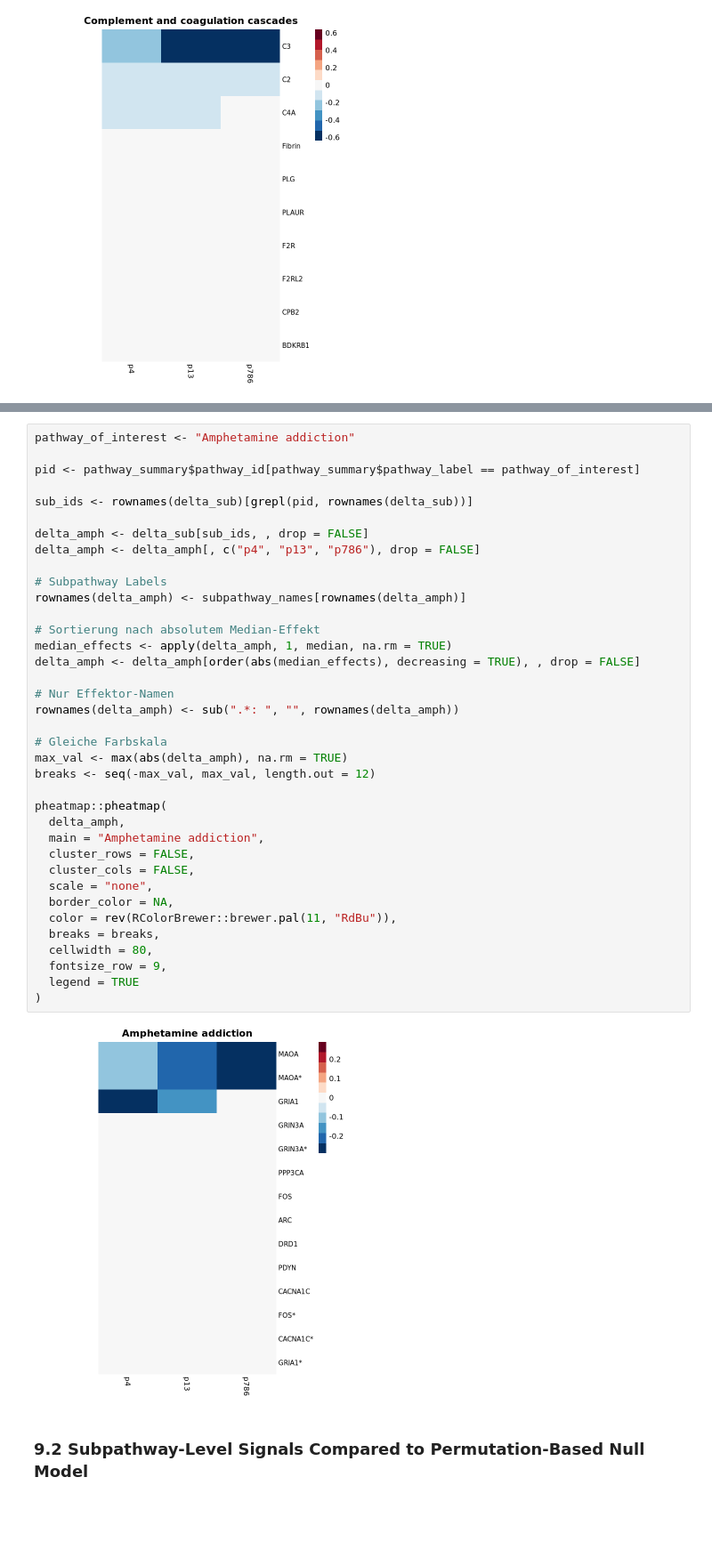
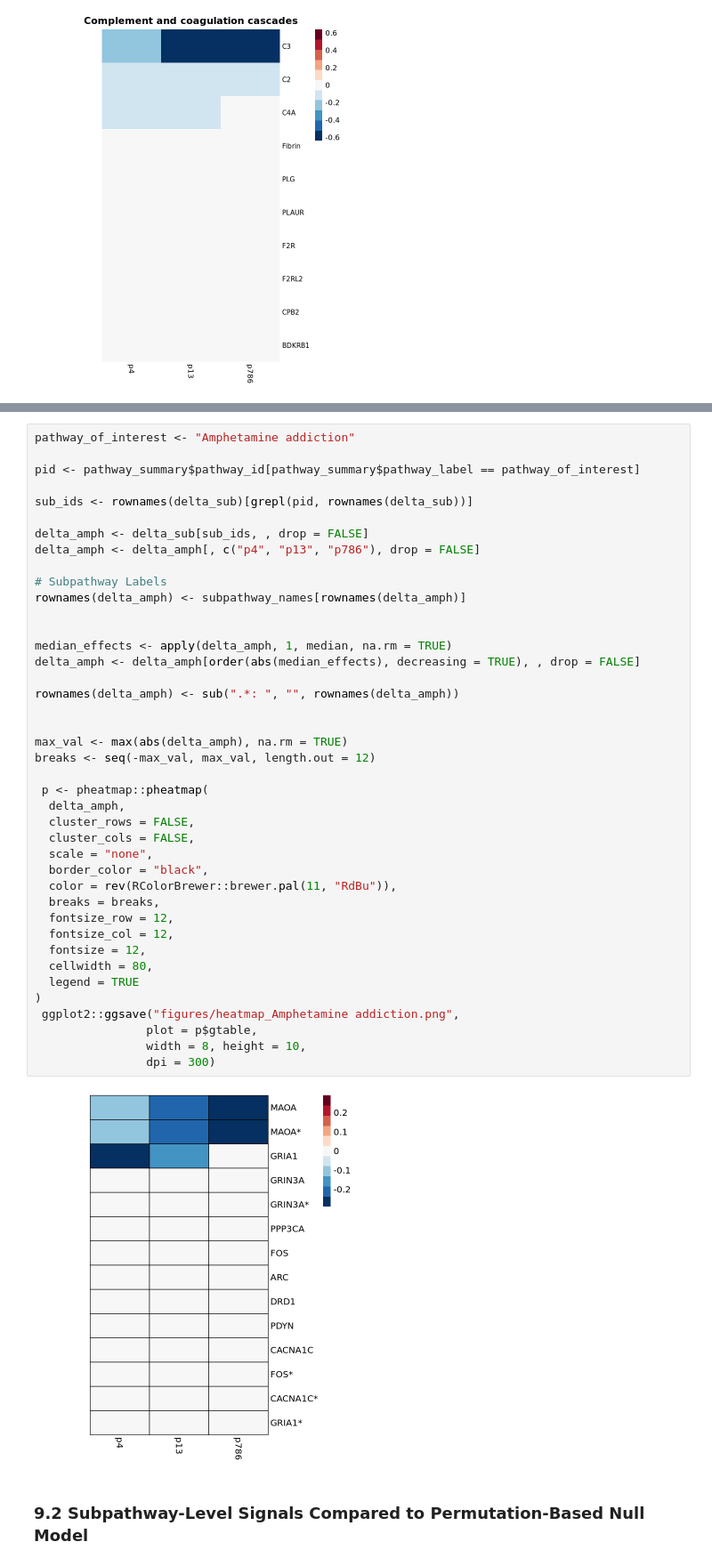
Before and after one commit to BennetDub/mein-r-projekt, a Jupyter notebook: Hipathia withou PB.ipynb, the cells around one changed output, grey strips where cells are left out. Shown at 89% size. Drawn from its saved outputs; the diff is of its cells as text; blank space fills up the shorter version.

```diff
--- a/Hipathia withou PB.ipynb
+++ b/Hipathia withou PB.ipynb
@@ -1583,41 +1664,45 @@ pheatmap::pheatmap(
 pathway_of_interest <- "Amphetamine addiction"
 
 pid <- pathway_summary$pathway_id[pathway_summary$pathway_label == pathway_of_interest]
 
 sub_ids <- rownames(delta_sub)[grepl(pid, rownames(delta_sub))]
 
 delta_amph <- delta_sub[sub_ids, , drop = FALSE]
 delta_amph <- delta_amph[, c("p4", "p13", "p786"), drop = FALSE]
 
 # Subpathway Labels
 rownames(delta_amph) <- subpathway_names[rownames(delta_amph)]
 
-# Sortierung nach absolutem Median-Effekt
+
 median_effects <- apply(delta_amph, 1, median, na.rm = TRUE)
 delta_amph <- delta_amph[order(abs(median_effects), decreasing = TRUE), , drop = FALSE]
 
-# Nur Effektor-Namen
 rownames(delta_amph) <- sub(".*: ", "", rownames(delta_amph))
 
-# Gleiche Farbskala
+
 max_val <- max(abs(delta_amph), na.rm = TRUE)
 breaks <- seq(-max_val, max_val, length.out = 12)
 
-pheatmap::pheatmap(
+ p <- pheatmap::pheatmap(
   delta_amph,
-  main = "Amphetamine addiction",
   cluster_rows = FALSE,
   cluster_cols = FALSE,
   scale = "none",
-  border_color = NA,
+  border_color = "black",
   color = rev(RColorBrewer::brewer.pal(11, "RdBu")),
   breaks = breaks,
+  fontsize_row = 12,
+  fontsize_col = 12,
+  fontsize = 12,
   cellwidth = 80,
-  fontsize_row = 9,
   legend = TRUE
 )
+ ggplot2::ggsave("figures/heatmap_Amphetamine addiction.png",
+                plot = p$gtable,
+                width = 8, height = 10,
+                dpi = 300)
 # %% [output]
-[figure, old version]
+[figure, new version]
 # %% [markdown]
 ### 9.2 Subpathway-Level Signals Compared to Permutation-Based Null Model
 # %%
```
Also changed, not shown: parts of 8 cells of this notebook.
